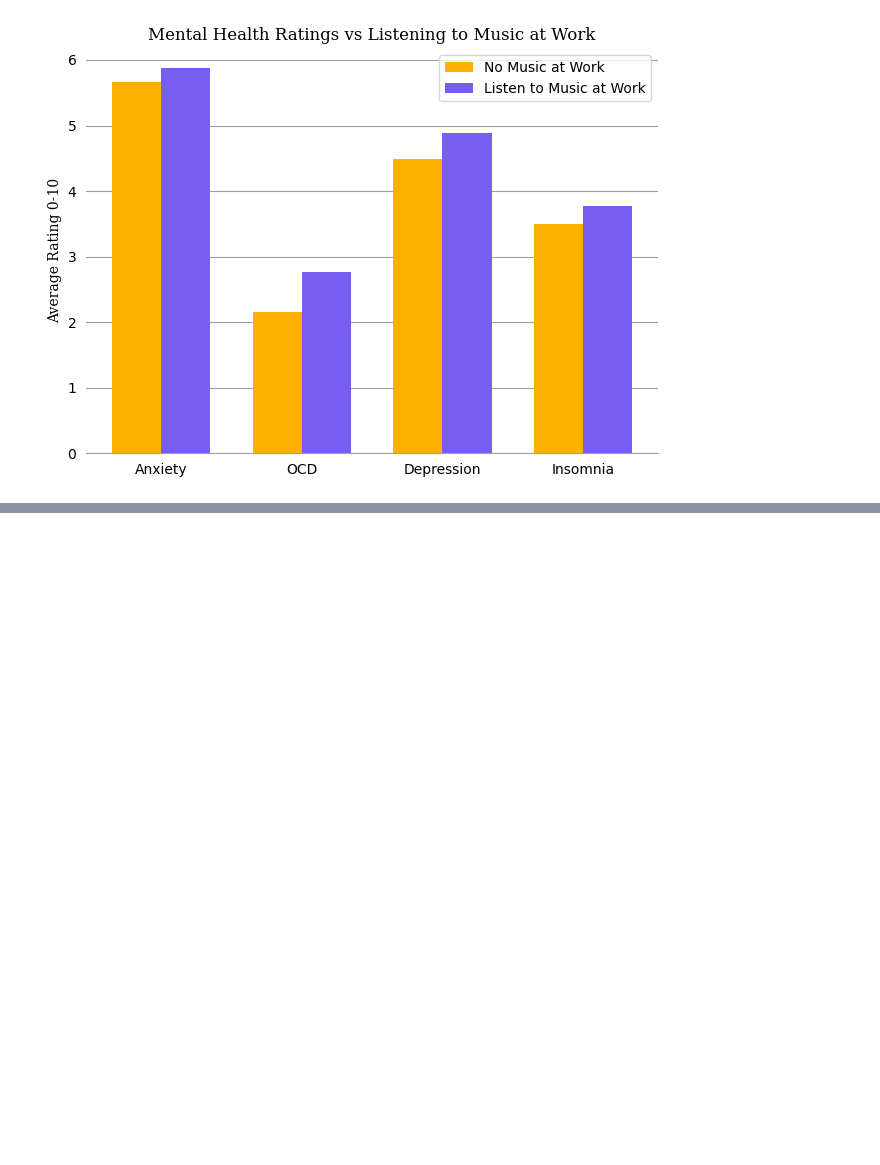
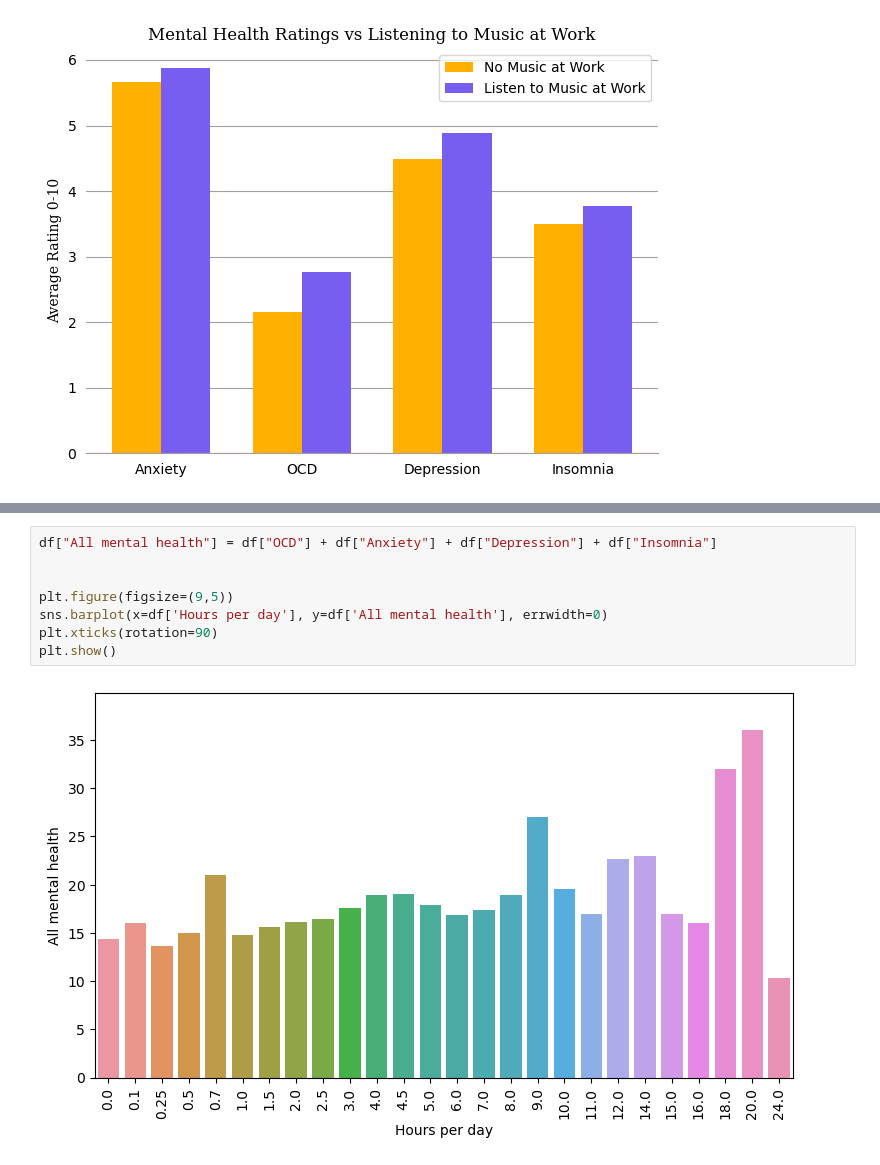
Before and after one commit to cameronchafin/chum_bucket_supreme, a Jupyter notebook: Music_and_Mental_Health.ipynb, the cells around one changed output, grey strips where cells are left out. Saved outputs shown, nothing was run; the diff lists cells and outputs as text; blank space fills up the shorter version.

```diff
--- a/Music_and_Mental_Health.ipynb
+++ b/Music_and_Mental_Health.ipynb
@@ -293,0 +302,10 @@ plt.show()
+# %%
+df["All mental health"] = df["OCD"] + df["Anxiety"] + df["Depression"] + df["Insomnia"]
+
+
+plt.figure(figsize=(9,5))
+sns.barplot(x=df['Hours per day'], y=df['All mental health'], errwidth=0)
+plt.xticks(rotation=90)
+plt.show()
+# %% [output]
+[figure, added]
```
Also changed, not shown: parts of 1 cell of this notebook, 1 other file.
